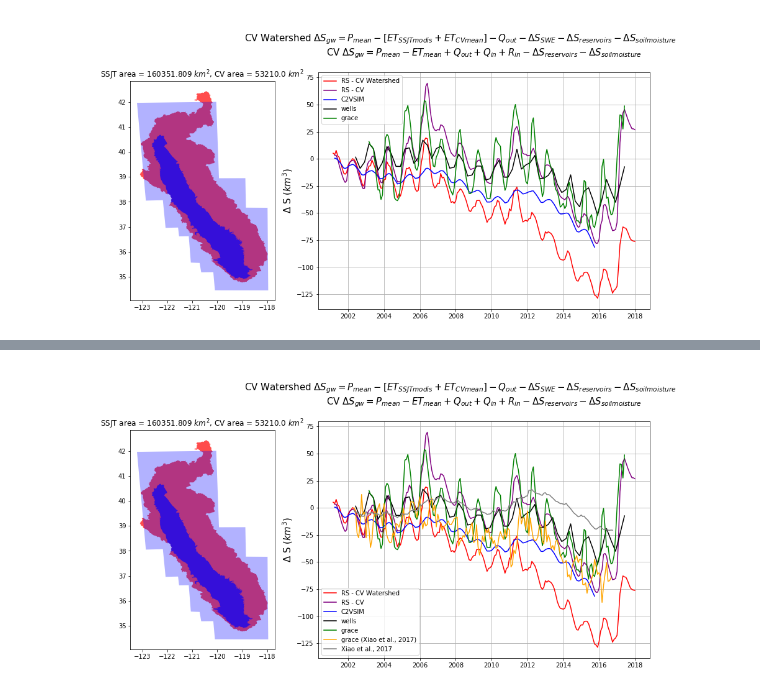
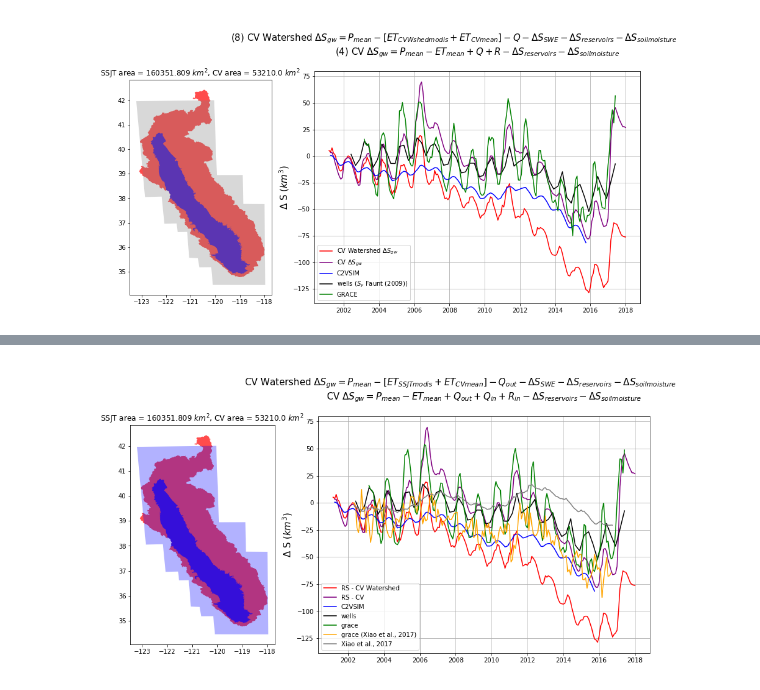
Before and after one commit to kashingtonDC/cvwbm, a Jupyter notebook: code/balance_all_data.ipynb, the cells around one changed output, grey strips where cells are left out. Cells and saved outputs as stored; diff of their text form; code cells hidden in the pictures.

Commit message:
update grace storage correction

```diff
--- a/code/balance_all_data.ipynb
+++ b/code/balance_all_data.ipynb
@@ -99,7 +99,8 @@ grace = grace.set_index(pd.to_datetime(grace[grace.columns[0]]))
 grace.drop(["dt"],axis = 1, inplace = True)
 
 # Subtract reservoir storage and soil moisture from grace
-grace['adj'] = grace.grace_mean[1:] - cvdf.soil_moisture.diff()[1:] - cvdf.res_s.diff()[1:]
+grace['adj'] = grace.grace_mean[1:] - df.soil_moisture.diff()[1:] - df.res_s.diff()[1:] - df.swe.diff()[1:]
+# grace['adj'] = grace.grace_mean[1:] - cvdf.soil_moisture.diff()[1:] - cvdf.res_s.diff()[1:]
 # %%
 # Wells data (processed by zihan using Faunt 2009 SY values )
 
@@ -125,38 +126,38 @@ wells['ds_km3_2'] = x
 # %%
 plt.figure(figsize=(15, 7))
 
 G = gridspec.GridSpec(2, 3)
 
 # Plot the basemaps
 axes_1 = plt.subplot(G[:, 0])
 ssjt.plot(ax=axes_1, color = "red", alpha = 0.7)
 cv.plot(ax=axes_1, color = "blue", alpha = 0.7)
-ga.plot(label = "grace footprint", ax=axes_1, color = "blue", alpha = 0.3, legend = True)
+ga.plot(label = "grace footprint", ax=axes_1, color = "gray", alpha = 0.3, legend = True)
 axes_1.set_title("SSJT area = {} $km^2$, CV area = {} $km^2$ ".format(round(sa_km3, 3), round(cv_km3, 3)))
 
 axes_4 = plt.subplot(G[0:2, 1:])
 
 axes_4.set_title("""
-CV Watershed $\Delta S_{gw} = P_{mean} - [ET_{SSJT modis} + ET_{CV mean}] - Q_{out} - \Delta S_{SWE} - \Delta S_{reservoirs} - \Delta S_{soil moisture}$
-CV $\Delta S_{gw} = P_{mean} - ET_{mean} + Q_{out} + Q_{in} + R_{in} - \Delta S_{reservoirs} - \Delta S_{soil moisture} $
+(8) CV Watershed $\Delta S_{gw} = P_{mean} - [ET_{CVWshed modis} + ET_{CV mean}] - Q - \Delta S_{SWE} - \Delta S_{reservoirs} - \Delta S_{soil moisture}$
+(4) CV $\Delta S_{gw} = P_{mean} - ET_{mean} + Q + R - \Delta S_{reservoirs} - \Delta S_{soil moisture} $
 """, size = 15)
-axes_4.plot(df.index, np.cumsum(df.ds), color="red", label = "RS - CV Watershed")
-axes_4.plot(cvdf.index, np.cumsum(cvdf.ds), color="purple", label = "RS - CV ")
+axes_4.plot(df.index, np.cumsum(df.ds), color="red", label = "CV Watershed $\Delta S_{gw}$")
+axes_4.plot(cvdf.index, np.cumsum(cvdf.ds), color="purple", label = "CV $\Delta S_{gw}$ ")
 axes_4.plot(cvdf.index[1:], np.cumsum(cvdf.s.diff()[1:]), color="blue", label = "C2VSIM")
 # axes_4.plot(wells.index, wells.ds_km3, color="black", label = "wells1")
-axes_4.plot(wells.index, wells.ds_km3_2, color="black", label = "wells")
-axes_4.plot(grace.index, grace.adj, color="green", label = "grace")
+axes_4.plot(wells.index, wells.ds_km3_2, color="black", label = "wells ($S_y$ Faunt (2009))")
+axes_4.plot(grace.index, grace.adj, color="green", label = "GRACE")
 # axes_4.plot(grace.index, grace.adj, color="green", label = "grace")
 
 axes_4.set_ylabel('$\Delta$ S ($km^3$)', size = 15)
 axes_4.legend()
 
 plt.grid(True)
 G.update(wspace=0.3, hspace=0.1) # set the spacing between axes.
 # plt.tight_layout()
 plt.show()
 # %% [output]
-[figure, old version]
+[figure, new version]
 # %%
 # Read xiao hydrology model
 
```
Also changed, not shown: parts of 1 cell of this notebook.
